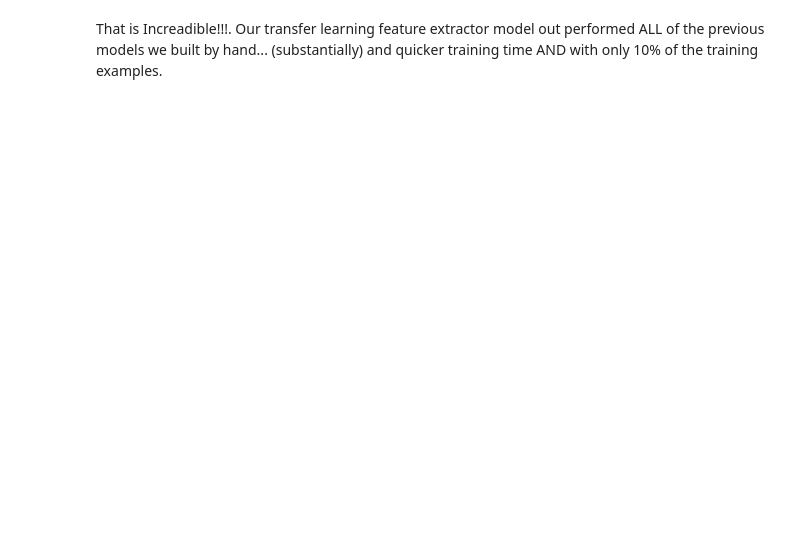
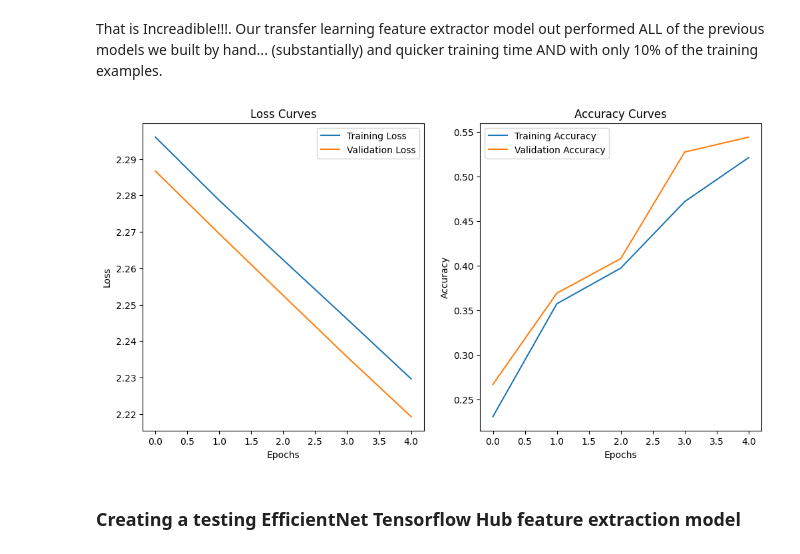
Before and after one commit to leohfigueiredo/Project_1, a Jupyter notebook: Tensorflow-1/Files&notebooks/04_transfer_learning/04-transfer-learning-in-tensorflow-part-1-feature-extraction.ipynb, the cells around one changed output. Drawn from its saved outputs; the diff is of its cells as text; code cells hidden in the pictures; blank space fills up the shorter version.

Commit message:
EfficientNet_18/01/2025

```diff
--- a/Tensorflow-1/Files&notebooks/04_transfer_learning/04-transfer-learning-in-tensorflow-part-1-feature-extraction.ipynb
+++ b/Tensorflow-1/Files&notebooks/04_transfer_learning/04-transfer-learning-in-tensorflow-part-1-feature-extraction.ipynb
@@ -421,27 +90,30 @@ There are 0 directories and 75 images in '10_food_classes_10_percent\train\sushi
 
 We'll use the `ImageDataGenerator` class to load in our images in batches
 # %%
+
 # Setup data inputs
 from tensorflow.keras.preprocessing.image import ImageDataGenerator
-IMAGE_SIZE = (224, 224)
+
+IMAGE_SHAPE = (224, 224)
 BATCH_SIZE = 32
 
 train_dir = "10_food_classes_10_percent/train/"
 test_dir = "10_food_classes_10_percent/test/"
 
-train_datagen = ImageDataGenerator(rescale=1./255.)
-test_datagen = ImageDataGenerator(rescale=1./255.)
+train_datagen = ImageDataGenerator(rescale=1/255.)
+test_datagen = ImageDataGenerator(rescale=1/255.)
 
 print("Training images:")
-train_data_10_percent = train_datagen.flow_from_directory(directory=train_dir,
-                                                           target_size=IMAGE_SIZE,
-                                                           batch_size=BATCH_SIZE,
-                                                           class_mode="categorical")
+train_data_10_percent = train_datagen.flow_from_directory(train_dir,
+                                               target_size=IMAGE_SHAPE,
+                                               batch_size=BATCH_SIZE,
+                                               class_mode="categorical")
+
 print("Testing images:")
-test_data = test_datagen.flow_from_directory(directory=test_dir,
-                                                            target_size=IMAGE_SIZE,
-                                                            batch_size=BATCH_SIZE,
-                                                            class_mode="categorical")
+test_data = train_datagen.flow_from_directory(test_dir,
+                                              target_size=IMAGE_SHAPE,
+                                              batch_size=BATCH_SIZE,
+                                              class_mode="categorical")
 # %% [output]
 Training images:
 Found 750 images belonging to 10 classes.
@@ -498,6 +176,11 @@ def create_model(model_url, num_classes=10):
       An uncompiled Keras Sequential model with model_url as feature extractor layer and Dense output layer  with num_classes output neurons.
     """
 
+    # Temporarily set policy to float32 to avoid mixed precision conflicts with Hub layers
+    from tensorflow.keras import mixed_precision
+    original_policy = mixed_precision.global_policy()
+    mixed_precision.set_global_policy("float32")
+
     # Download the pretrained model and save it as a Keras layer
     feature_extractor_layer = hub.KerasLayer(model_url,
                                              name=f"feature_extractor_layer",
@@ -507,15 +190,18 @@ def create_model(model_url, num_classes=10):
     # Create our own model
     model = tf.keras.Sequential([
             feature_extractor_layer,
-            layers.Dense(num_classes, activation="softmax", dtype='float32', name="output_layer") # ensure output is float32
+            layers.Dense(num_classes, activation="softmax", name="output_layer")
         ])
 
+    # Restore original policy
+    mixed_precision.set_global_policy(original_policy)
+
     return model
 # %% [markdown]
 ### Creating and testing ResNet TensorFlow Hub Feature Estraction model
 # %%
 # Create Resnet model
-resnet_model = create_model(resnet_feature_url,
+resnet_model = create_model(resnet_v2_url,
                              num_classes=train_data_10_percent.num_classes)
 # %%
 # Compile our resnet model
@@ -602,3 +291,9 @@ def plot_loss_curves(history):
     plt.legend()
 
     plt.show()
+# %%
+plot_loss_curves(resnet_history)
+# %% [output]
+[figure, added]
+# %% [markdown]
+### Creating a testing EfficientNet Tensorflow Hub feature extraction model
```
Also changed, not shown: parts of 12 cells of this notebook, 14 other files.
